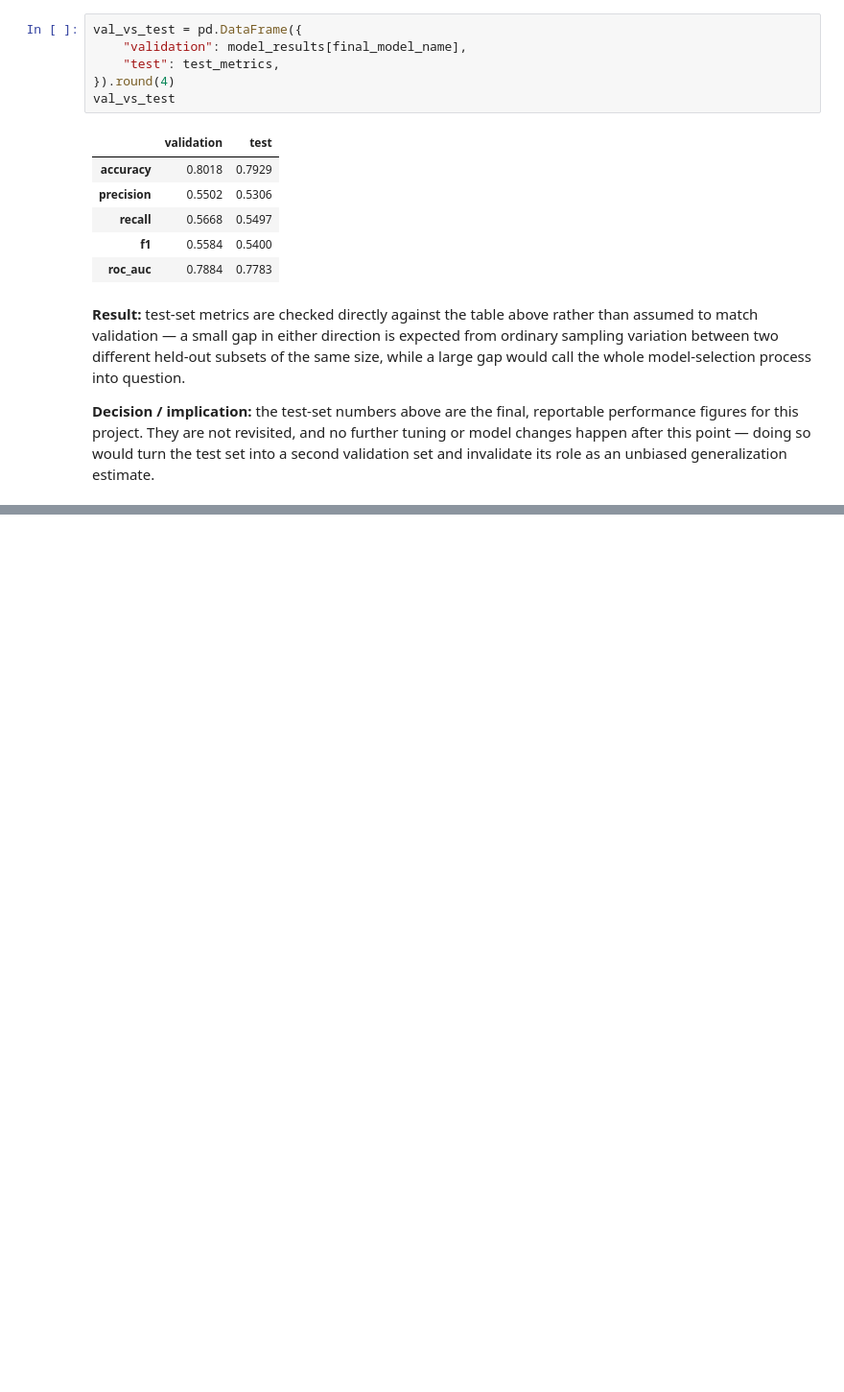
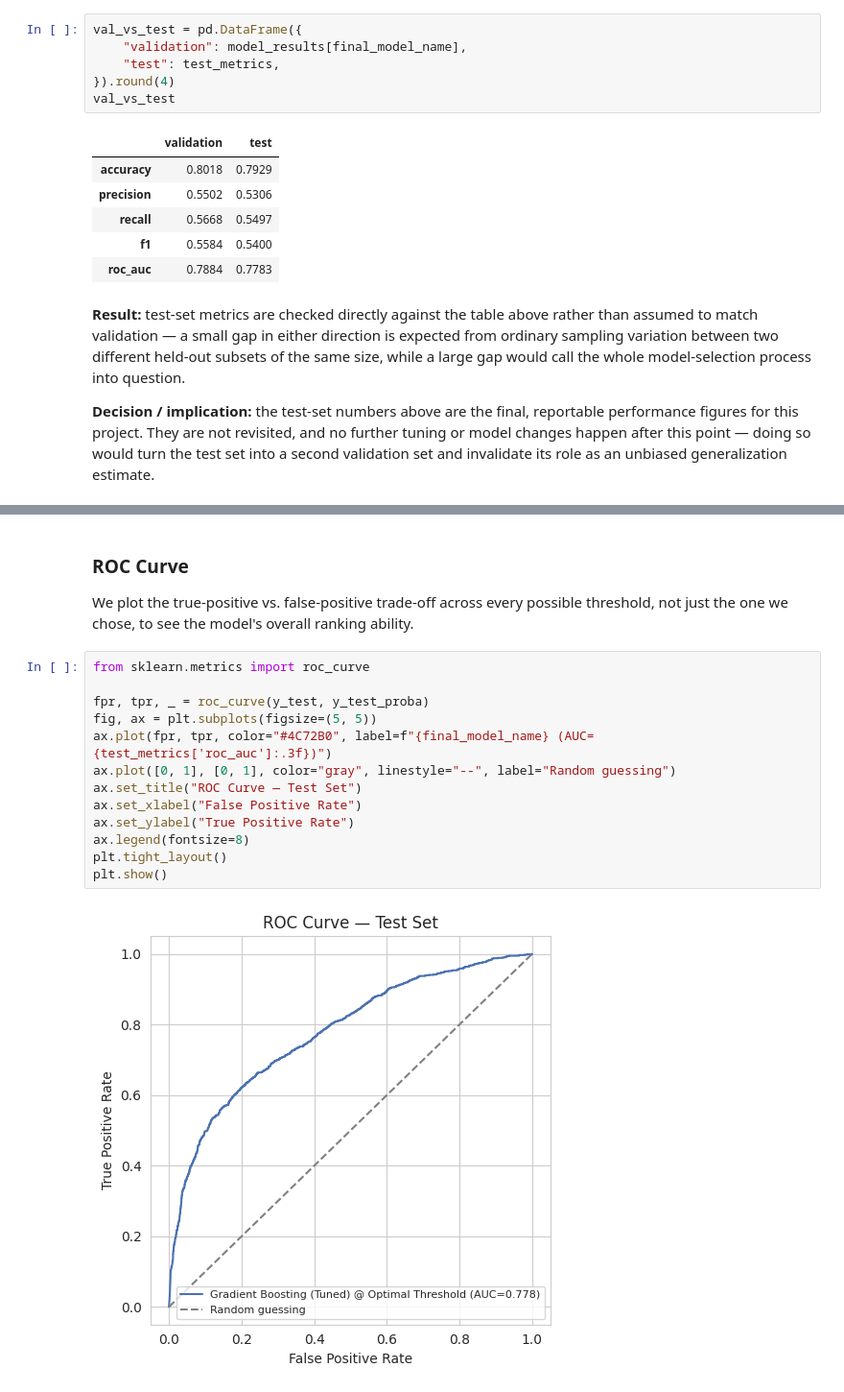
Before and after one commit to arielsharonferdinandus/Credit-Card-Clients-Risk-Prediction, a Jupyter notebook: Main.ipynb, the cells around one changed output, grey strips where cells are left out. Shown at 96% size. Cells and saved outputs as stored; diff of their text form; blank space fills up the shorter version.

```diff
--- a/Main.ipynb
+++ b/Main.ipynb
@@ -2292,0 +2299,19 @@ its role as an unbiased generalization estimate.
+# %% [markdown]
+### ROC Curve
+We plot the true-positive vs. false-positive trade-off across every possible threshold, not just
+the one we chose, to see the model's overall ranking ability.
+# %%
+from sklearn.metrics import roc_curve
+
+fpr, tpr, _ = roc_curve(y_test, y_test_proba)
+fig, ax = plt.subplots(figsize=(5, 5))
+ax.plot(fpr, tpr, color="#4C72B0", label=f"{final_model_name} (AUC={test_metrics['roc_auc']:.3f})")
+ax.plot([0, 1], [0, 1], color="gray", linestyle="--", label="Random guessing")
+ax.set_title("ROC Curve — Test Set")
+ax.set_xlabel("False Positive Rate")
+ax.set_ylabel("True Positive Rate")
+ax.legend(fontsize=8)
+plt.tight_layout()
+plt.show()
+# %% [output]
+[figure, added]
```
Also changed, not shown: parts of 11 cells of this notebook.
